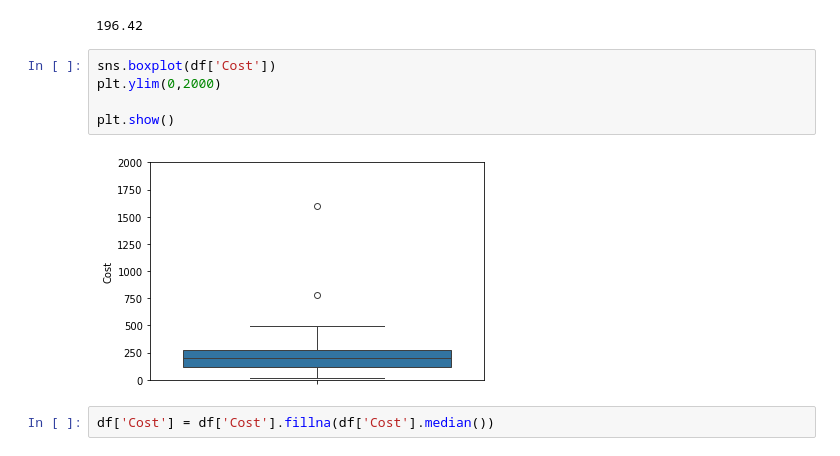
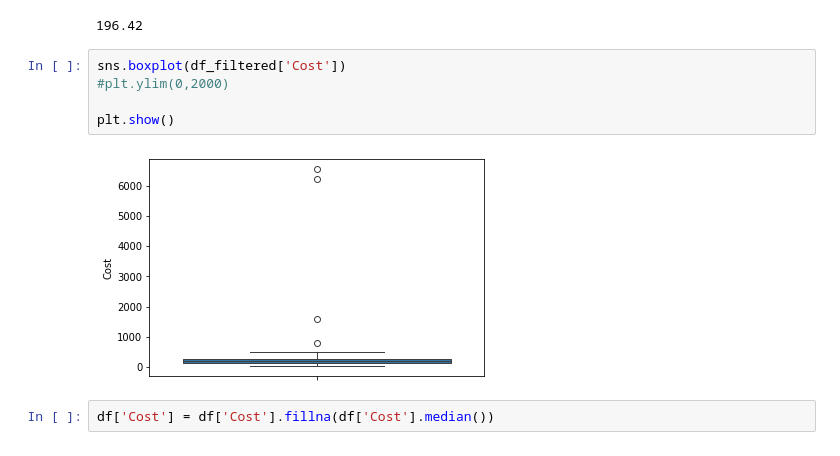
Before and after one commit to Flotauv/US-logistic-assets, a Jupyter notebook: project.ipynb, the cells around one changed output. Cells and saved outputs as stored; diff of their text form.

```diff
--- a/project.ipynb
+++ b/project.ipynb
@@ -136,12 +136,12 @@ On va voir les données de la variable 'Cost' si on peut remplacer les valeurs m
 # %% [output]
 196.42
 # %%
-sns.boxplot(df['Cost'])
-plt.ylim(0,2000)
+sns.boxplot(df_filtered['Cost'])
+#plt.ylim(0,2000)
 
 plt.show()
 # %% [output]
-[figure, old version]
+[figure, new version]
 # %%
 df['Cost'] = df['Cost'].fillna(df['Cost'].median())
 # %%
```
Also changed, not shown: parts of 19 cells of this notebook.
